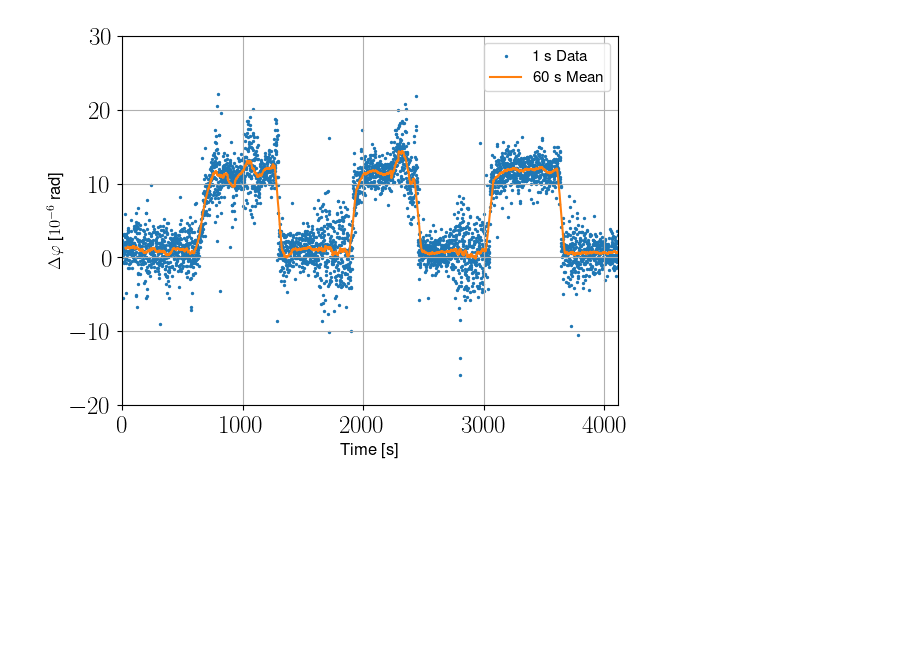
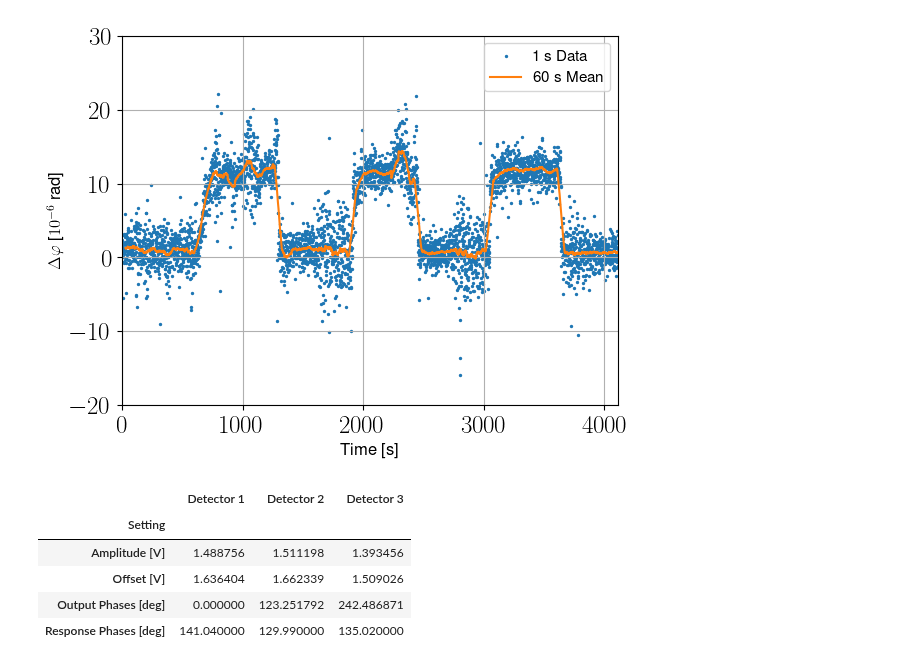
Before and after one commit to bilaljo/MiniPTI, a Jupyter notebook: notebooks/pti.ipynb, the cells around one changed output. Saved outputs shown, nothing was run; the diff lists cells and outputs as text; code cells hidden in the pictures; blank space fills up the shorter version.

```diff
--- a/notebooks/pti.ipynb
+++ b/notebooks/pti.ipynb
@@ -158,3 +158,13 @@ plt.legend(fontsize=11)
 plt.show()
 # %% [output]
 [figure]
+# %%
+parameters = pd.read_csv("../minipti/configs/settings.csv", index_col="Setting")
+parameters
+# %% [output]
+|  | Detector 1 | Detector 2 | Detector 3 |
+| Setting |  |  |  |
+| Amplitude [V] | 1.488756 | 1.511198 | 1.393456 |
+| Offset [V] | 1.636404 | 1.662339 | 1.509026 |
+| Output Phases [deg] | 0.000000 | 123.251792 | 242.486871 |
+| Response Phases [deg] | 141.040000 | 129.990000 | 135.020000 |
```
Also changed, not shown: parts of 10 cells of this notebook, 7 other files.
